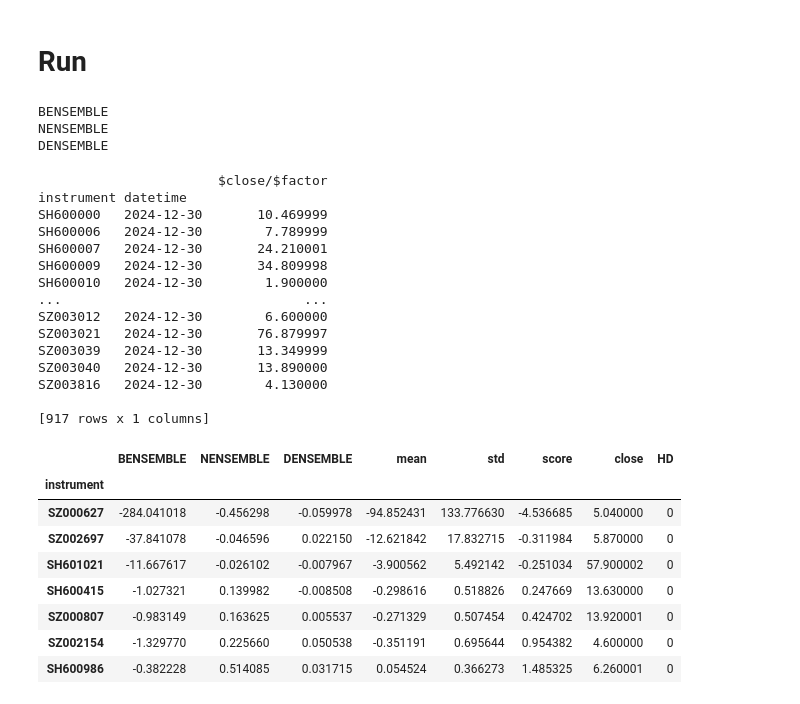
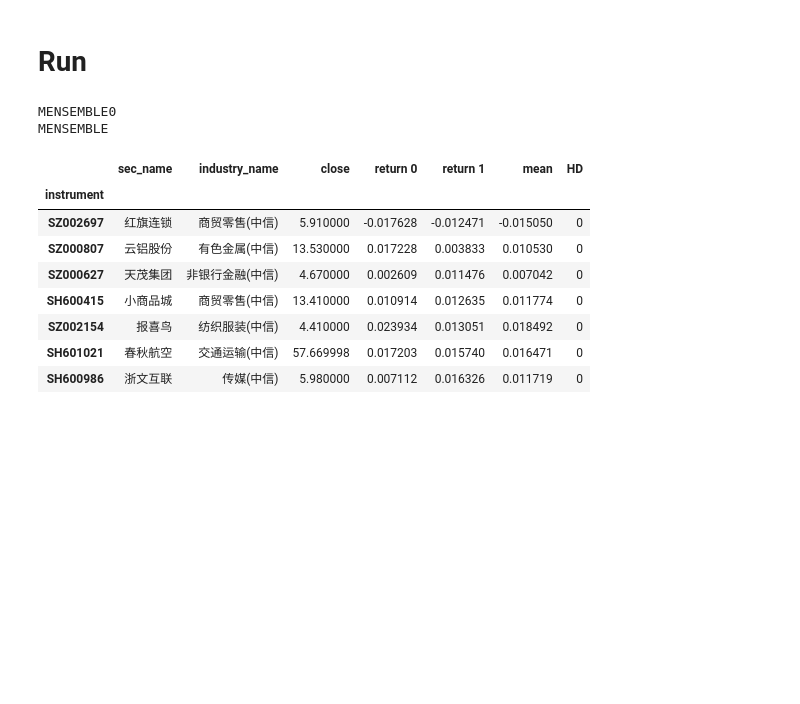
Before and after one commit to naiqili/private_trade, a Jupyter notebook: ensemble_private.ipynb, the cells around one changed output. Drawn from its saved outputs; the diff is of its cells as text; code cells hidden in the pictures; blank space fills up the shorter version.

```diff
--- a/ensemble_private.ipynb
+++ b/ensemble_private.ipynb
@@ -180,7 +197,7 @@ info_win_dict10, info_ic_dict10 = {}, {}
 info_win_dict20, info_ic_dict20 = {}, {}
 pred_lst = []
 
-name_lst =  ['DENSEMBLE0', 'MENSEMBLE']
+name_lst =  ['MENSEMBLE0', 'MENSEMBLE']
 
 for model in name_lst:
     NAME = model
@@ -197,58 +214,56 @@ for model in name_lst:
     # print(_df)
     pred_lst.append(_df)
 # %% [output]
-BENSEMBLE
-NENSEMBLE
-DENSEMBLE
+MENSEMBLE0
+MENSEMBLE
+# %%
+from matplotlib.colors import LinearSegmentedColormap
+
+colors = ['green', 'white', 'red']
+n_neg = 256 // 2
+n_pos = 256 - n_neg
+cmap = LinearSegmentedColormap.from_list('custom_red_green', colors, N=256)
 # %%
 pred_df = pd.concat(pred_lst, axis=1)
-
-# pred_df = pred_df.loc[:, ~pred_df.columns.duplicated()]
+# pred_df
+# # pred_df = pred_df.loc[:, ~pred_df.columns.duplicated()]
+pred_df.columns = ['return 0', 'return 1']
 _pred_df = pred_df
 
+pred_df['mean'] = _pred_df.mean(axis=1)
+# pred_df['std'] = _pred_df.std(axis=1)
 
-rank_df = pred_df.droplevel(0).sort_values(by='score', ascending=False)
+rank_df = pred_df.droplevel(0).sort_values(by='return 1', ascending=False)
 fields = ['$close/$factor']
 _df = D.features(rank_df.index.values, fields, start_time=TODAY, end_time=TODAY, freq='day')
-print(_df)
+# print(_df)
 _df.columns = ['close']
 _df = _df.droplevel(1)
-rank_df = pd.concat([rank_df,_df],axis=1,join='inner')
+rank_df = pd.concat([_df, rank_df],axis=1,join='inner')
 report_top = rank_df
+report_top = report_top.sort_values(by='return 1', ascending=False)
+
+
 # hold_lst
-pos_rank = rank_df.sort_values(by='score', ascending=True)
+pos_rank = rank_df.sort_values(by='return 1', ascending=True)
 pos_rank = pos_rank[pos_rank.index.isin(hold_lst)]
 
 hd = [hold_day[s] for s in pos_rank.index.values]
 pos_rank['HD'] = hd
 report_pos = pos_rank
-color_lst = [n for n in report_pos.columns if n not in ['close', 'HD']]
+report_pos = add_info_df(report_pos)
+color_lst = ['return 0', 'return 1', 'mean']
 # color_lst
-raw_sty_report_pos = report_pos.style.background_gradient(cmap='Blues_r', subset=color_lst)
+raw_sty_report_pos = report_pos.style.background_gradient(cmap=cmap, vmin=-0.05, vmax=0.05, subset=color_lst, axis=None)
 raw_sty_report_pos
 # %% [output]
-                       $close/$factor
-instrument datetime
-SH600000   2024-12-30       10.469999
-SH600006   2024-12-30        7.789999
-SH600007   2024-12-30       24.210001
-SH600009   2024-12-30       34.809998
-SH600010   2024-12-30        1.900000
-...                               ...
-SZ003012   2024-12-30        6.600000
-SZ003021   2024-12-30       76.879997
-SZ003039   2024-12-30       13.349999
-SZ003040   2024-12-30       13.890000
-SZ003816   2024-12-30        4.130000
-
-[917 rows x 1 columns]
-|  | BENSEMBLE | NENSEMBLE | DENSEMBLE | mean | std | score | close | HD |
-| instrument |  |  |  |  |  |  |  |  |
-| SZ000627 | -284.041018 | -0.456298 | -0.059978 | -94.852431 | 133.776630 | -4.536685 | 5.040000 | 0 |
-| SZ002697 | -37.841078 | -0.046596 | 0.022150 | -12.621842 | 17.832715 | -0.311984 | 5.870000 | 0 |
-| SH601021 | -11.667617 | -0.026102 | -0.007967 | -3.900562 | 5.492142 | -0.251034 | 57.900002 | 0 |
-| SH600415 | -1.027321 | 0.139982 | -0.008508 | -0.298616 | 0.518826 | 0.247669 | 13.630000 | 0 |
-| SZ000807 | -0.983149 | 0.163625 | 0.005537 | -0.271329 | 0.507454 | 0.424702 | 13.920001 | 0 |
-| SZ002154 | -1.329770 | 0.225660 | 0.050538 | -0.351191 | 0.695644 | 0.954382 | 4.600000 | 0 |
-| SH600986 | -0.382228 | 0.514085 | 0.031715 | 0.054524 | 0.366273 | 1.485325 | 6.260001 | 0 |
+|  | sec_name | industry_name | close | return 0 | return 1 | mean | HD |
+| instrument |  |  |  |  |  |  |  |
+| SZ002697 | 红旗连锁 | 商贸零售(中信) | 5.910000 | -0.017628 | -0.012471 | -0.015050 | 0 |
+| SZ000807 | 云铝股份 | 有色金属(中信) | 13.530000 | 0.017228 | 0.003833 | 0.010530 | 0 |
+| SZ000627 | 天茂集团 | 非银行金融(中信) | 4.670000 | 0.002609 | 0.011476 | 0.007042 | 0 |
+| SH600415 | 小商品城 | 商贸零售(中信) | 13.410000 | 0.010914 | 0.012635 | 0.011774 | 0 |
+| SZ002154 | 报喜鸟 | 纺织服装(中信) | 4.410000 | 0.023934 | 0.013051 | 0.018492 | 0 |
+| SH601021 | 春秋航空 | 交通运输(中信) | 57.669998 | 0.017203 | 0.015740 | 0.016471 | 0 |
+| SH600986 | 浙文互联 | 传媒(中信) | 5.980000 | 0.007112 | 0.016326 | 0.011719 | 0 |
 # %%
```
Also changed, not shown: parts of 13 cells of this notebook, 28 other files.
